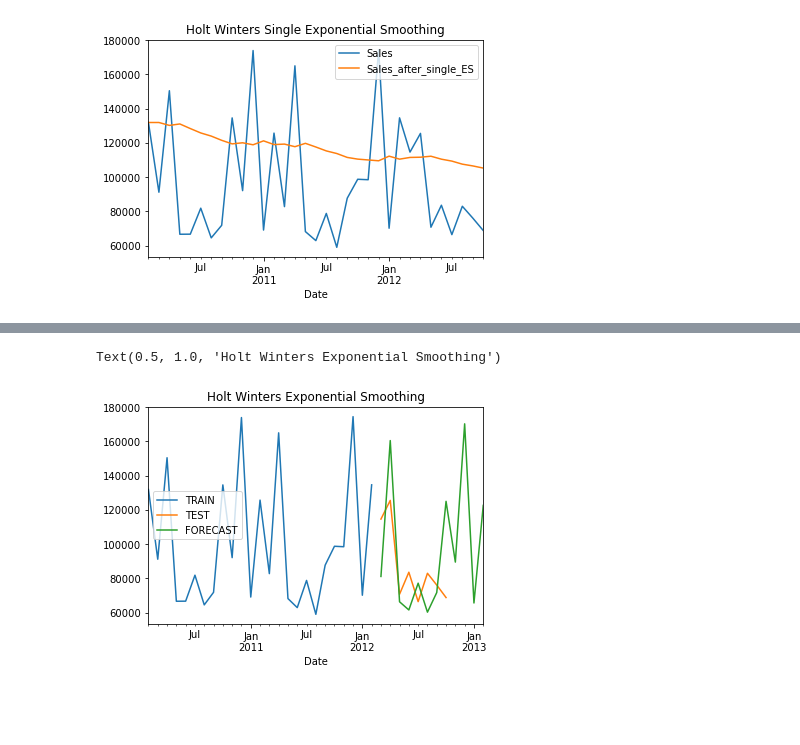
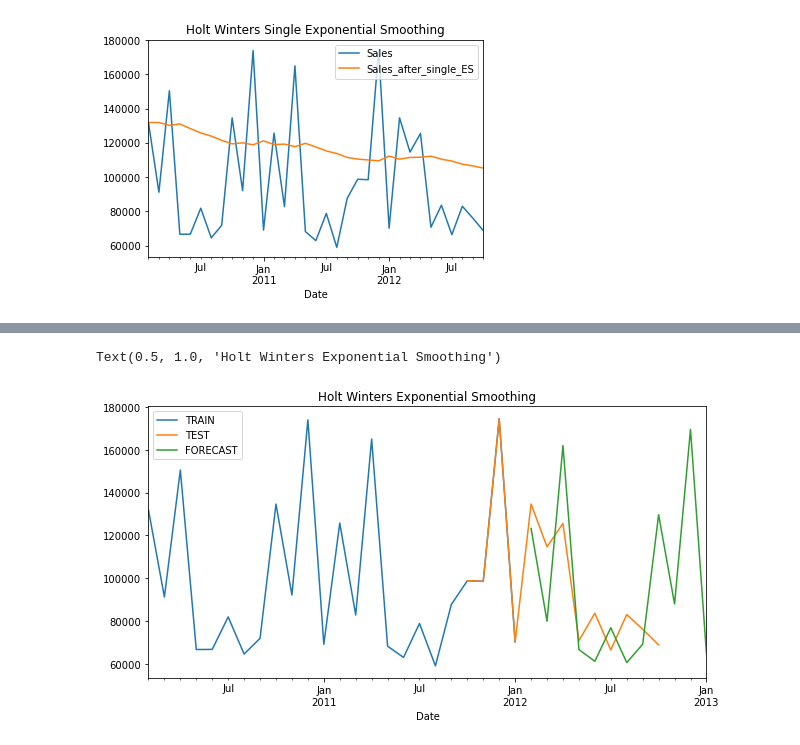
Before and after one commit to VV1707/ForecastingwithHoltWinterMethod, a Jupyter notebook: prediction-HOLT_WINTER_METHOD.ipynb, the cells around one changed output, grey strips where cells are left out. Drawn from its saved outputs; the diff is of its cells as text; code cells hidden in the pictures; blank space fills up the shorter version.

```diff
--- a/prediction-HOLT_WINTER_METHOD.ipynb
+++ b/prediction-HOLT_WINTER_METHOD.ipynb
@@ -119,0 +112,8 @@ data[['Sales','Sales_add','Sales_mul']].plot(title='Holt Winters: Additive and M
+# %%
+# since data has seasonality
+# Triple exponential smoothing (Additive and Multiplicative seasonality pattern)
+data['Sales_add'] = ExponentialSmoothing(data['Sales'],seasonal='add',seasonal_periods=12).fit().fittedvalues
+data['Sales_mul'] = ExponentialSmoothing(data['Sales'],seasonal='mul',seasonal_periods=12).fit().fittedvalues
+data[['Sales','Sales_add','Sales_mul']].plot(title='Holt Winters: Additive and Multiplicative Seasonality')
+
+#data has additive seasonality
@@ -120,7 +123,7 @@ data[['Sales','Sales_add','Sales_mul']].plot(title='Holt Winters: Additive and M
 # %%
 #split train and test data
-train_data=data[:25]
-test_data=data[25:34]
+train_data=data[:24]
+test_data=data[20:34]
 # %%
 #model building
 start=time.time()
@@ -132,14 +135,14 @@ Model Fitting Time: 0.09474563598632812
-# %%
-test_predictions = result_model.forecast(12)
-train_data['Sales'].plot(legend=True,label='TRAIN')
-test_data['Sales'].plot(legend=True,label='TEST',figsize=(6,4))
-test_predictions.plot(legend=True,label='FORECAST')
-
-plt.legend(loc="best")
-plt.title('Holt Winters Exponential Smoothing')
-# %% [output]
-Text(0.5, 1.0, 'Holt Winters Exponential Smoothing')
-[figure, removed]
+# %%
+test_predictions = result_model.forecast(12)
+train_data['Sales'].plot(legend=True,label='TRAIN')
+test_data['Sales'].plot(legend=True,label='TEST',figsize=(10,5))
+test_predictions.plot(legend=True,label='FORECAST')
+
+plt.legend(loc="best")
+plt.title('Holt Winters Exponential Smoothing')
+# %% [output]
+Text(0.5, 1.0, 'Holt Winters Exponential Smoothing')
+[figure, added]
 # %%
 final=result_model.predict(start=29, end=34)
 print(final)
```
Also changed, not shown: parts of 17 cells of this notebook.
